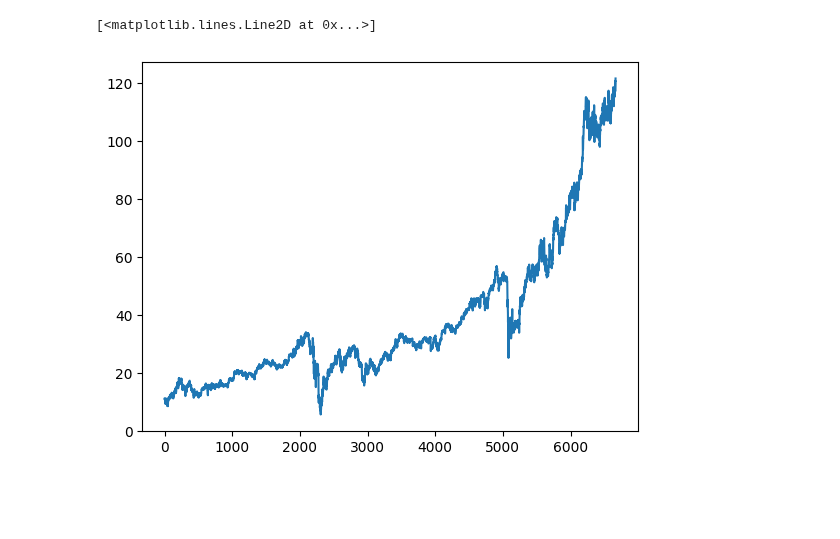
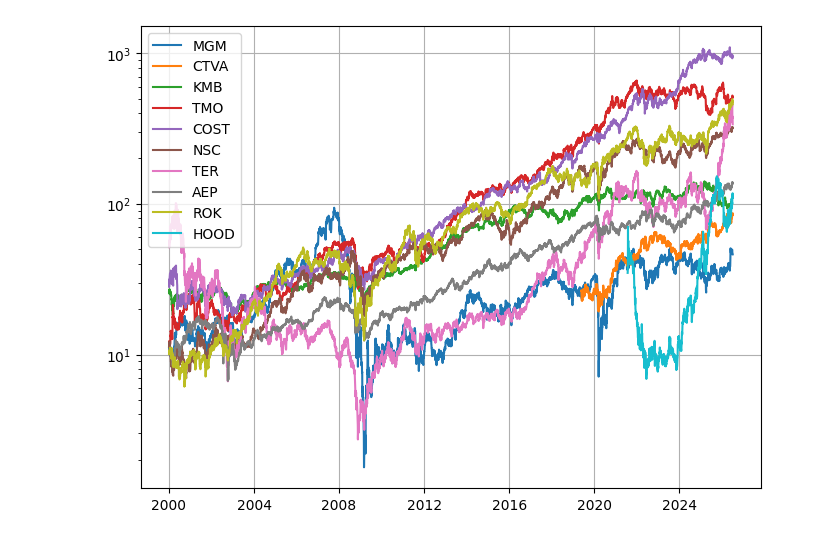
Before and after one commit to qlemoal/quant_alpha_lab, a Jupyter notebook: notebooks/inspect_prices.ipynb, the cells around one changed output. Saved outputs shown, nothing was run; the diff lists cells and outputs as text; code cells hidden in the pictures; blank space fills up the shorter version.

```diff
--- a/notebooks/inspect_prices.ipynb
+++ b/notebooks/inspect_prices.ipynb
@@ -7,6 +43,14 @@ lf = pl.scan_parquet('../data/processed/prices.parquet')
 # %%
+# df = lf.filter(
+#     pl.col('ticker').is_in(['A', 'AAPL','WYNN', 'WY', 'WELL'])
+# ).collect()
+
+tickers = lf.select(
+    c('ticker')
+    .unique()
+    .sample(10)
+).collect().to_pandas()
+
 df = lf.filter(
-    pl.col('ticker').is_in(['A', 'AAPL'])
+    c('ticker').is_in(tickers.iloc[:, 0].to_list())
 ).collect()
-
-df = lf.collect()
@@ -13,5 +74,9 @@ df = lf.collect()
 # %%
-plt.plot(df.filter(c('ticker').is_in(['AFL']))['close'])
+f, ax = plt.subplots(1, figsize=(8, 6))
+plt.yscale('log')
+for ticker in df['ticker'].unique():
+    plt.plot(df.filter(c('ticker').is_in([ticker]))['date'],
+             df.filter(c('ticker').is_in([ticker]))['close'], label=ticker)
+plt.legend();plt.grid();
 # %% [output]
-[<matplotlib.lines.Line2D at 0x...>]
-[figure, old version]
+[figure, new version]
```
Also changed, not shown: parts of 8 cells of this notebook.
